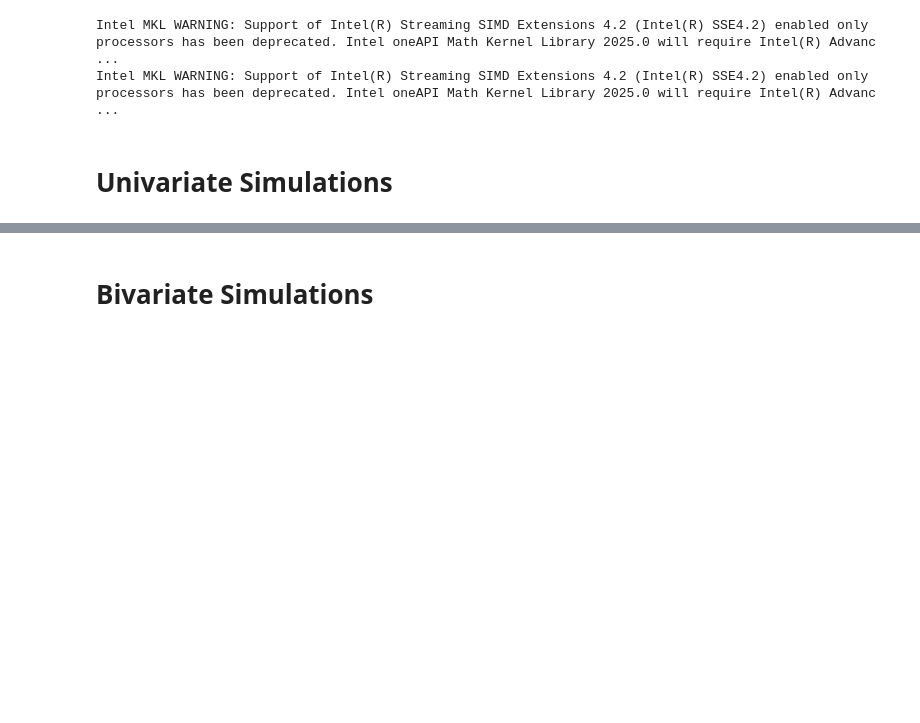
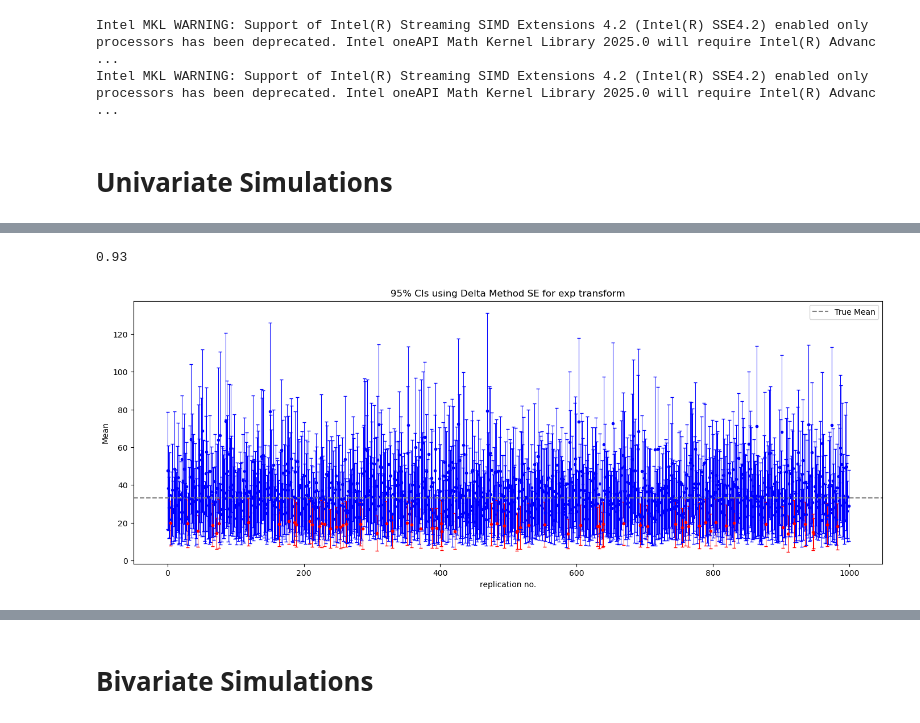
Before and after one commit to ihmeuw-msca/distrx, a Jupyter notebook: simulations.ipynb, the cells around one changed output, grey strips where cells are left out. Cells and saved outputs as stored; diff of their text form; code cells hidden in the pictures; blank space fills up the shorter version.

```diff
--- a/simulations.ipynb
+++ b/simulations.ipynb
@@ -67,0 +92,20 @@ CI coverage rate:  0.936
+# %%
+# exp transformation w/Unif(-2, 9)
+orig_lb = -2
+orig_ub = 9
+orig_mean = (orig_ub + orig_lb) / 2
+transform = "exp"
+
+coverages, mu_txs, ci_uppers, ci_lowers, coverage_pct = simulate(distribution_func=np.random.uniform,
+                                                                 transform_func=transform,
+                                                                 original_mean=orig_mean,
+                                                                 low=orig_lb,
+                                                                 high=orig_ub)
+
+print(coverage_pct)
+
+# plotting
+plot_simulation(coverages, mu_txs, ci_lowers, ci_uppers, orig_mean, transform)
+# %% [output]
+0.93
+[figure, added]
```
Also changed, not shown: parts of 12 cells of this notebook, 1 other file.
